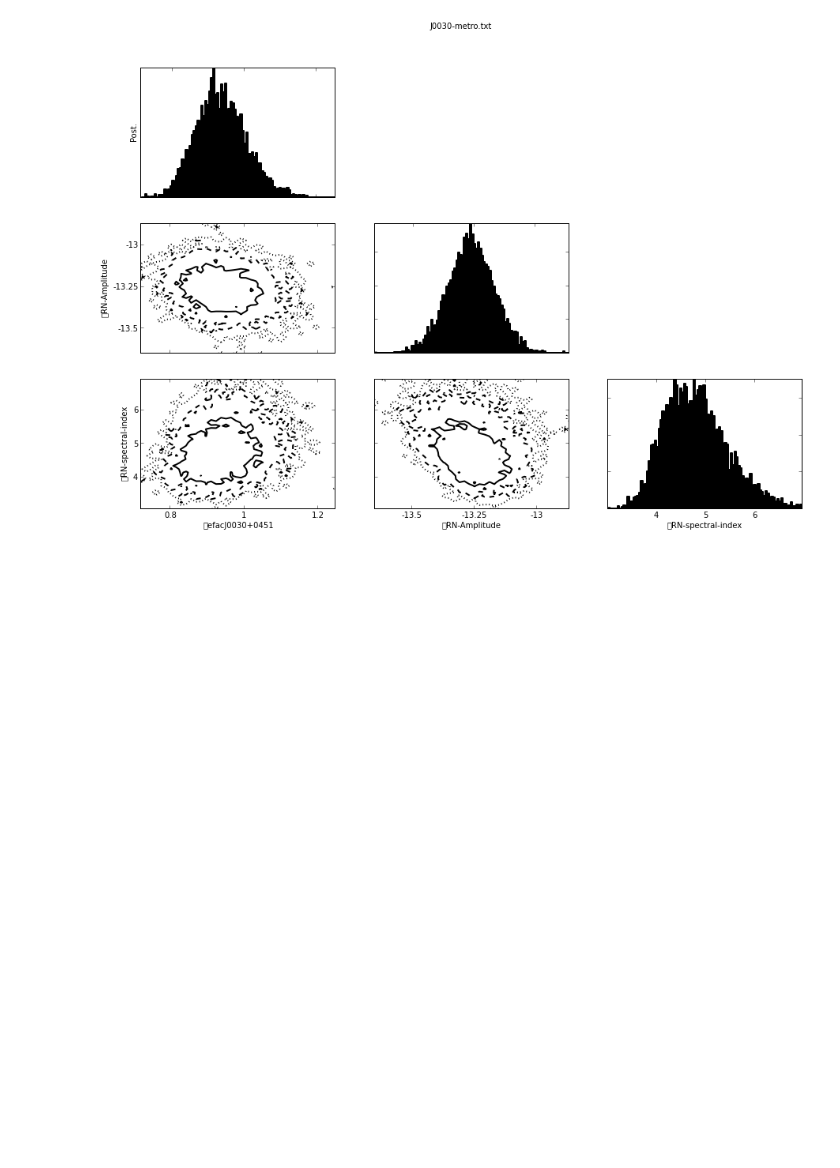
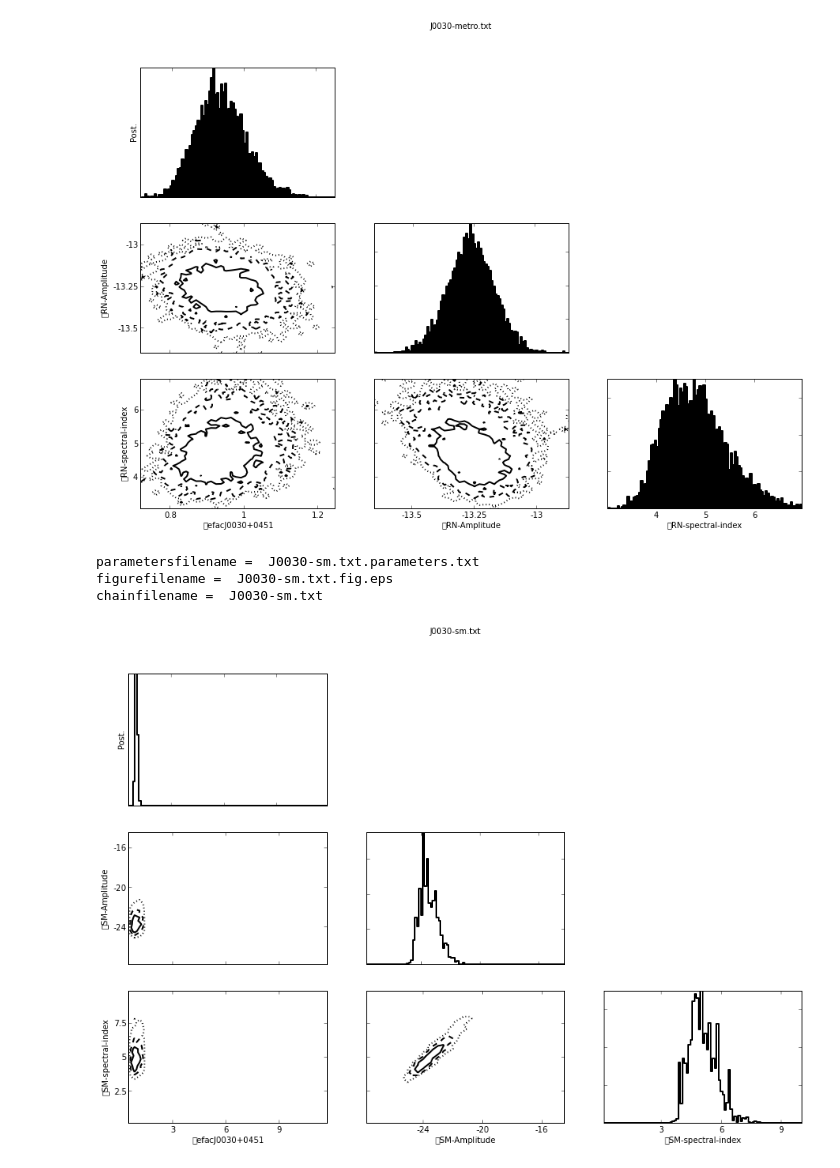
Before and after one commit to vhaasteren/piccard, a Jupyter notebook: piccard-demo.ipynb, the cells around one changed output. Cells and saved outputs as stored; diff of their text form; code cells hidden in the pictures; blank space fills up the shorter version.

```diff
--- a/piccard-demo.ipynb
+++ b/piccard-demo.ipynb
@@ -82,0 +99,8 @@ chainfilename =  J0030-metro.txt
+# %%
+# Plotting is done with the same triplot routine
+pic.triplot('J0030-sm.txt')
+# %% [output]
+parametersfilename =  J0030-sm.txt.parameters.txt
+figurefilename =  J0030-sm.txt.fig.eps
+chainfilename =  J0030-sm.txt
+[figure, added]
```
Also changed, not shown: parts of 7 cells of this notebook, 3 other files.
